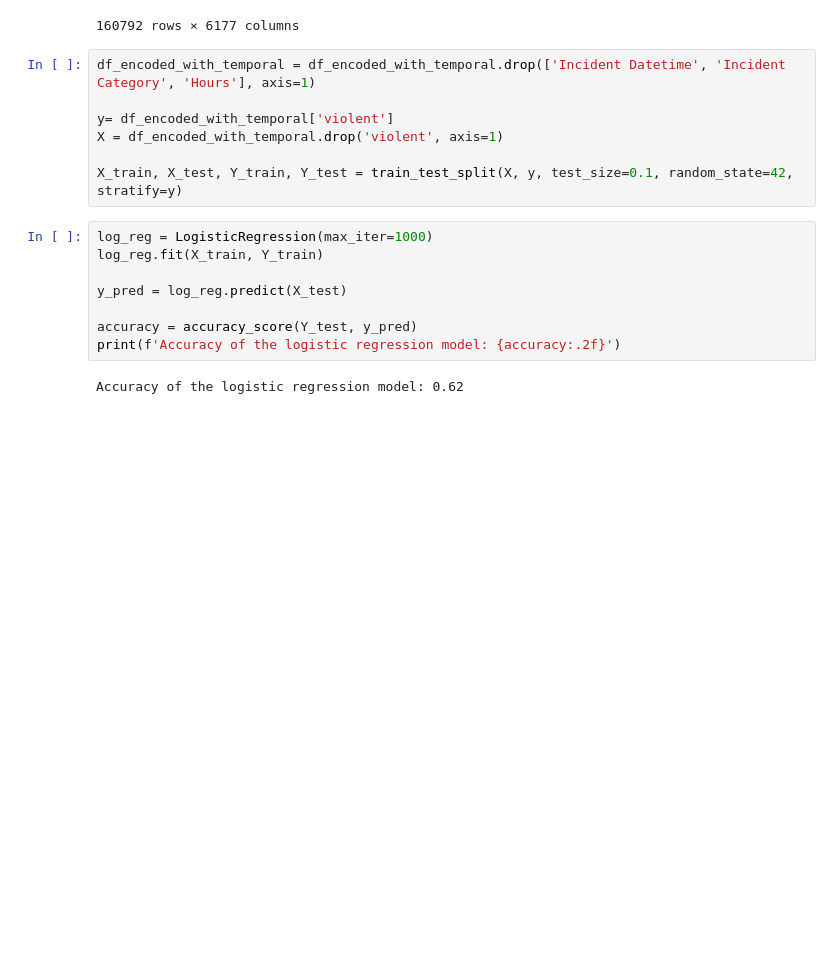
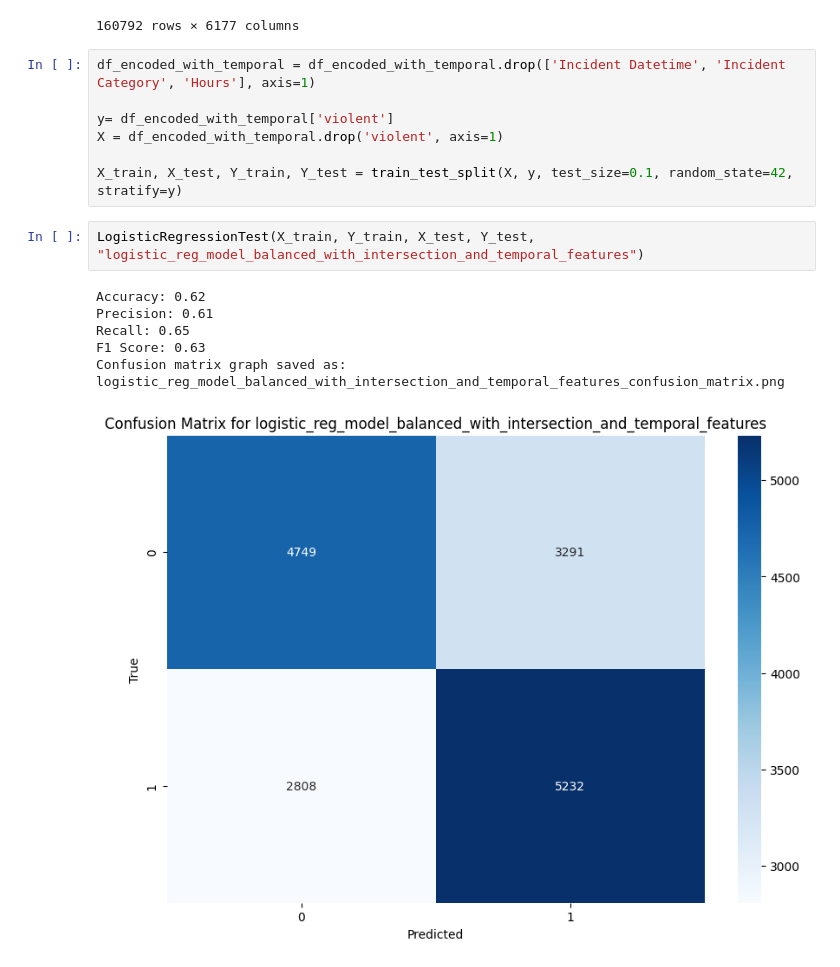
Before and after one commit to zhubzy/SF-Incident-Prediction, a Jupyter notebook: SF_Incident_Prediction.ipynb, the cells around one changed output. Cells and saved outputs as stored; diff of their text form; blank space fills up the shorter version.

```diff
--- a/SF_Incident_Prediction.ipynb
+++ b/SF_Incident_Prediction.ipynb
@@ -542,13 +544,12 @@ y= df_encoded_with_temporal['violent']
 X = df_encoded_with_temporal.drop('violent', axis=1)
 
 X_train, X_test, Y_train, Y_test = train_test_split(X, y, test_size=0.1, random_state=42, stratify=y)
-# %%
-log_reg = LogisticRegression(max_iter=1000)
-log_reg.fit(X_train, Y_train)
-
-y_pred = log_reg.predict(X_test)
-
-accuracy = accuracy_score(Y_test, y_pred)
-print(f'Accuracy of the logistic regression model: {accuracy:.2f}')
-# %% [output]
-Accuracy of the logistic regression model: 0.62
+# %%
+LogisticRegressionTest(X_train, Y_train, X_test, Y_test, "logistic_reg_model_balanced_with_intersection_and_temporal_features")
+# %% [output]
+Accuracy: 0.62
+Precision: 0.61
+Recall: 0.65
+F1 Score: 0.63
+Confusion matrix graph saved as: logistic_reg_model_balanced_with_intersection_and_temporal_features_confusion_matrix.png
+[figure, added]
```
Also changed, not shown: parts of 14 cells of this notebook, 4 other files.
